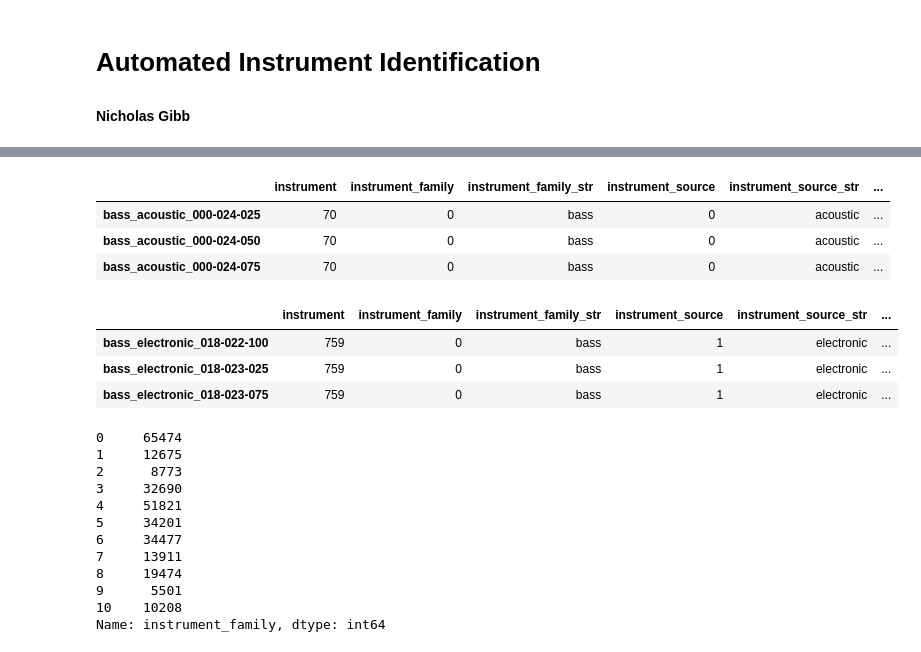
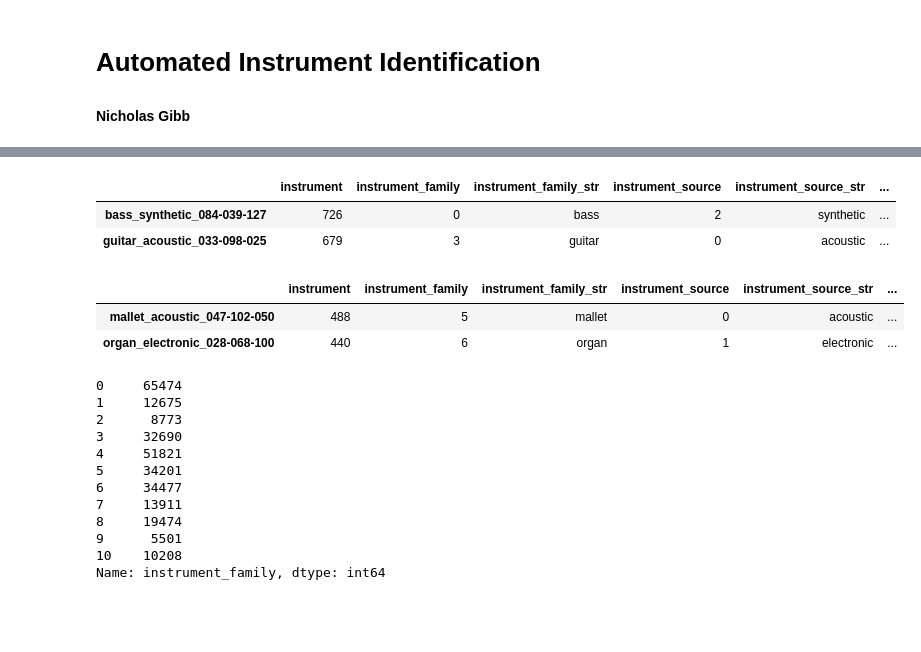
Before and after one commit to nick-gibb/nsynth, a Jupyter notebook: instrument_identification.ipynb, the cells around one changed output, grey strips where cells are left out. Drawn from its saved outputs; the diff is of its cells as text; code cells hidden in the pictures; blank space fills up the shorter version.

```diff
--- a/instrument_identification.ipynb
+++ b/instrument_identification.ipynb
@@ -69,20 +69,18 @@ df_train = pd.read_json("data/nsynth-train/examples.json", orient='index')
 df_test = pd.read_json("data/nsynth-test/examples.json", orient='index')
 # %%
 # Inspect the training data
-df_train.sample(3)
+df_train.sample(2)
 # %% [output]
 |  | instrument | instrument_family | instrument_family_str | instrument_source | instrument_source_str | ... |
-| bass_acoustic_000-024-025 | 70 | 0 | bass | 0 | acoustic | ... |
-| bass_acoustic_000-024-050 | 70 | 0 | bass | 0 | acoustic | ... |
-| bass_acoustic_000-024-075 | 70 | 0 | bass | 0 | acoustic | ... |
+| bass_synthetic_084-039-127 | 726 | 0 | bass | 2 | synthetic | ... |
+| guitar_acoustic_033-098-025 | 679 | 3 | guitar | 0 | acoustic | ... |
 # %%
 # Inspect the test data
-df_test.sample(3)
+df_test.sample(2)
 # %% [output]
 |  | instrument | instrument_family | instrument_family_str | instrument_source | instrument_source_str | ... |
-| bass_electronic_018-022-100 | 759 | 0 | bass | 1 | electronic | ... |
-| bass_electronic_018-023-025 | 759 | 0 | bass | 1 | electronic | ... |
-| bass_electronic_018-023-075 | 759 | 0 | bass | 1 | electronic | ... |
+| mallet_acoustic_047-102-050 | 488 | 5 | mallet | 0 | acoustic | ... |
+| organ_electronic_028-068-100 | 440 | 6 | organ | 1 | electronic | ... |
 # %%
 # Confirm that the training data has examples from every instrument class.
 df_train['instrument_family'].value_counts().reindex(np.arange(0,11,1))
```
Also changed, not shown: parts of 25 cells of this notebook, 2 other files.
